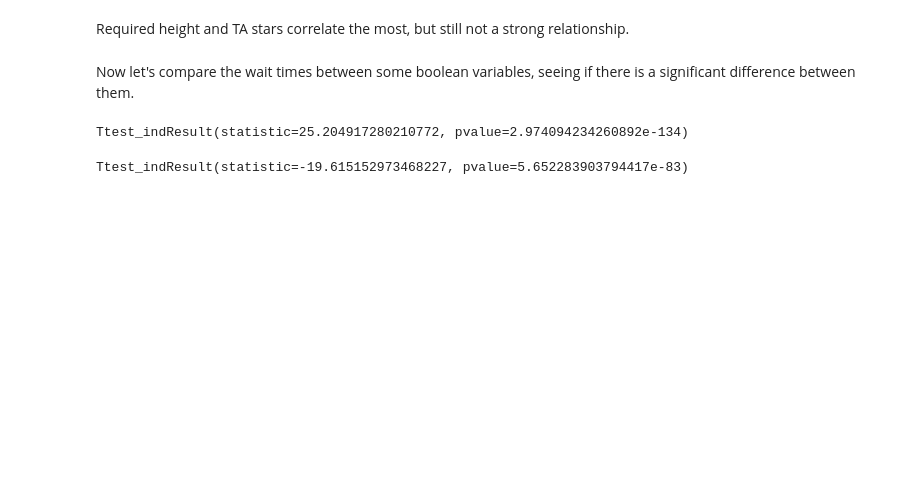
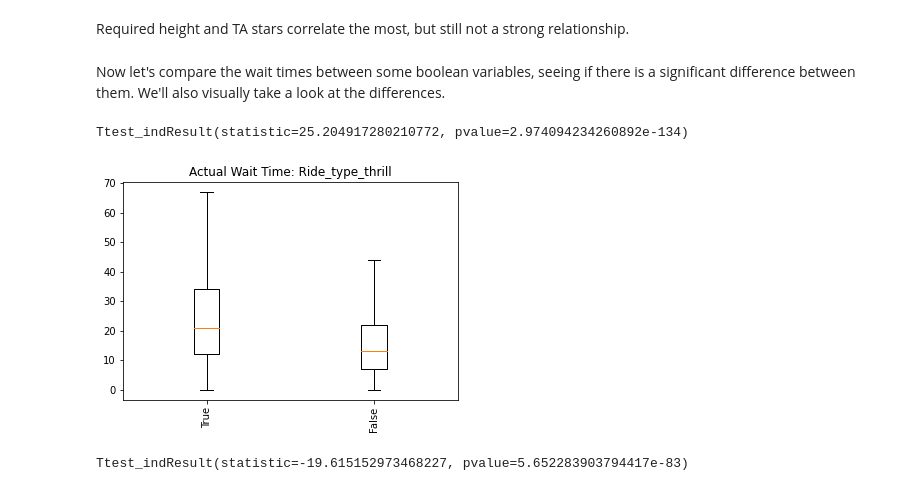
Before and after one commit to DisneyWorldWaitTimes/WaitTimeExplorationAndPrediction, a Jupyter notebook: notebooks/Exploratory Data Analysis.ipynb, the cells around one changed output. Drawn from its saved outputs; the diff is of its cells as text; code cells hidden in the pictures; blank space fills up the shorter version.

```diff
--- a/notebooks/Exploratory Data Analysis.ipynb
+++ b/notebooks/Exploratory Data Analysis.ipynb
@@ -149,7 +126,7 @@ rideData2018_waits[['SACTMIN', 'SPOSTMIN', 'Height_req_inches', 'Ride_duration_m
 # %% [markdown]
 Required height and TA stars correlate the most, but still not a strong relationship.
 # %% [markdown]
-Now let's compare the wait times between some boolean variables, seeing if there is a significant difference between them.
+Now let's compare the wait times between some boolean variables, seeing if there is a significant difference between them. We'll also visually take a look at the differences.
 # %%
 group1 = rideData2018_waits[rideData2018_waits['Ride_type_thrill'] == True]['SACTMIN']
 group2 = rideData2018_waits[rideData2018_waits['Ride_type_thrill'] == False]['SACTMIN']
@@ -157,6 +134,19 @@ group2 = rideData2018_waits[rideData2018_waits['Ride_type_thrill'] == False]['SA
 ttest_ind(group1.dropna(), group2.dropna(), equal_var=False)
 # %% [output]
 Ttest_indResult(statistic=25.204917280210772, pvalue=2.974094234260892e-134)
+# %%
+boxplot_data = []
+box_labels = []
+for tf in [True, False]:
+    boxplot_data.append(list(rideData2018_waits[rideData2018_waits['Ride_type_thrill'] == tf]['SACTMIN'].dropna()))
+    box_labels.append(tf)
+
+plt.boxplot(boxplot_data, showfliers=False, labels = box_labels)
+plt.xticks(rotation = 90)
+plt.title('Actual Wait Time: Ride_type_thrill')
+plt.show()
+# %% [output]
+[figure, added]
 # %%
 group1 = rideData2018_waits[rideData2018_waits['Ride_type_spinning'] == True]['SACTMIN']
 group2 = rideData2018_waits[rideData2018_waits['Ride_type_spinning'] == False]['SACTMIN']
```
Also changed, not shown: parts of 24 cells of this notebook.
